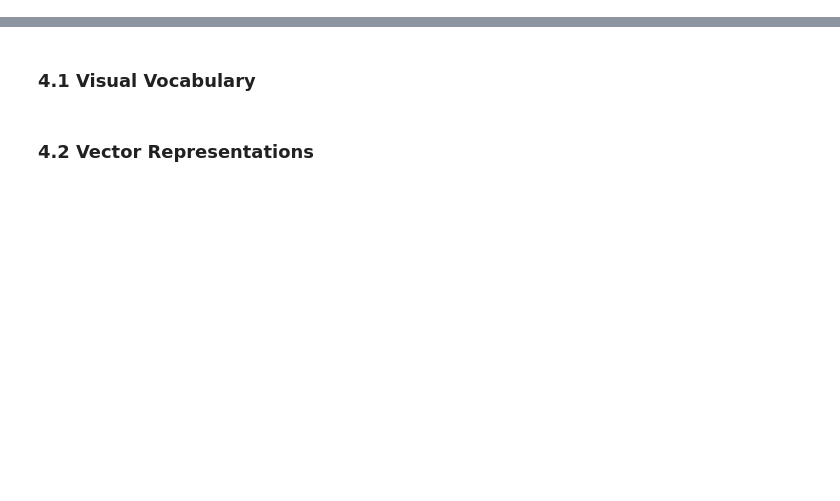
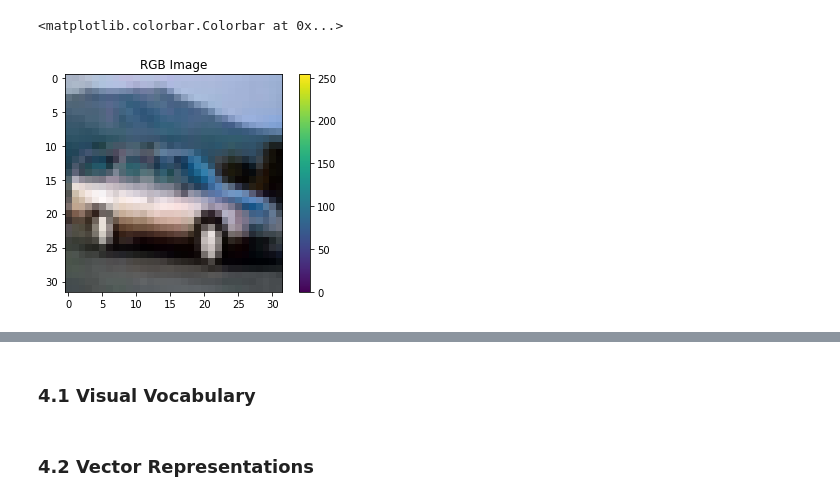
Before and after one commit to zealotry1developer/CBIR, a Jupyter notebook: notebooks/Bag of Visual Words.ipynb, the cells around one changed output, grey strips where cells are left out. Drawn from its saved outputs; the diff is of its cells as text; code cells hidden in the pictures; blank space fills up the shorter version.

Commit message:
cleaned notedbook, updated features with visualization

```diff
--- a/notebooks/Bag of Visual Words.ipynb
+++ b/notebooks/Bag of Visual Words.ipynb
@@ -38,3 +48,8 @@ print(f'Image dimensions: {X_train.shape[1], X_train.shape[2], X_train.shape[3]}
 # %%
 plt.imshow(X_train[4])
+
 plt.title('RGB Image')
+plt.colorbar()
+# %% [output]
+<matplotlib.colorbar.Colorbar at 0x...>
+[figure, added]
```
Also changed, not shown: parts of 42 cells of this notebook.
